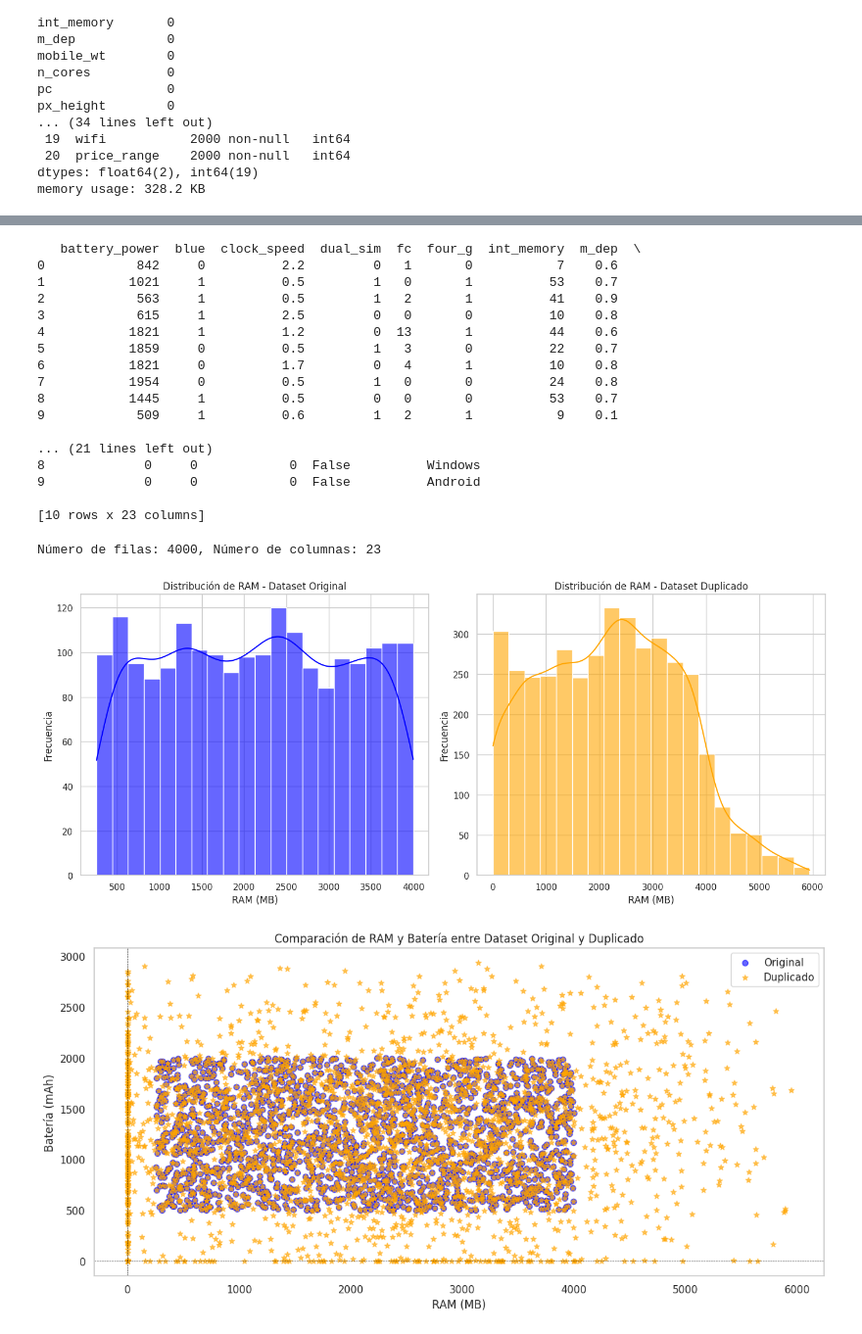
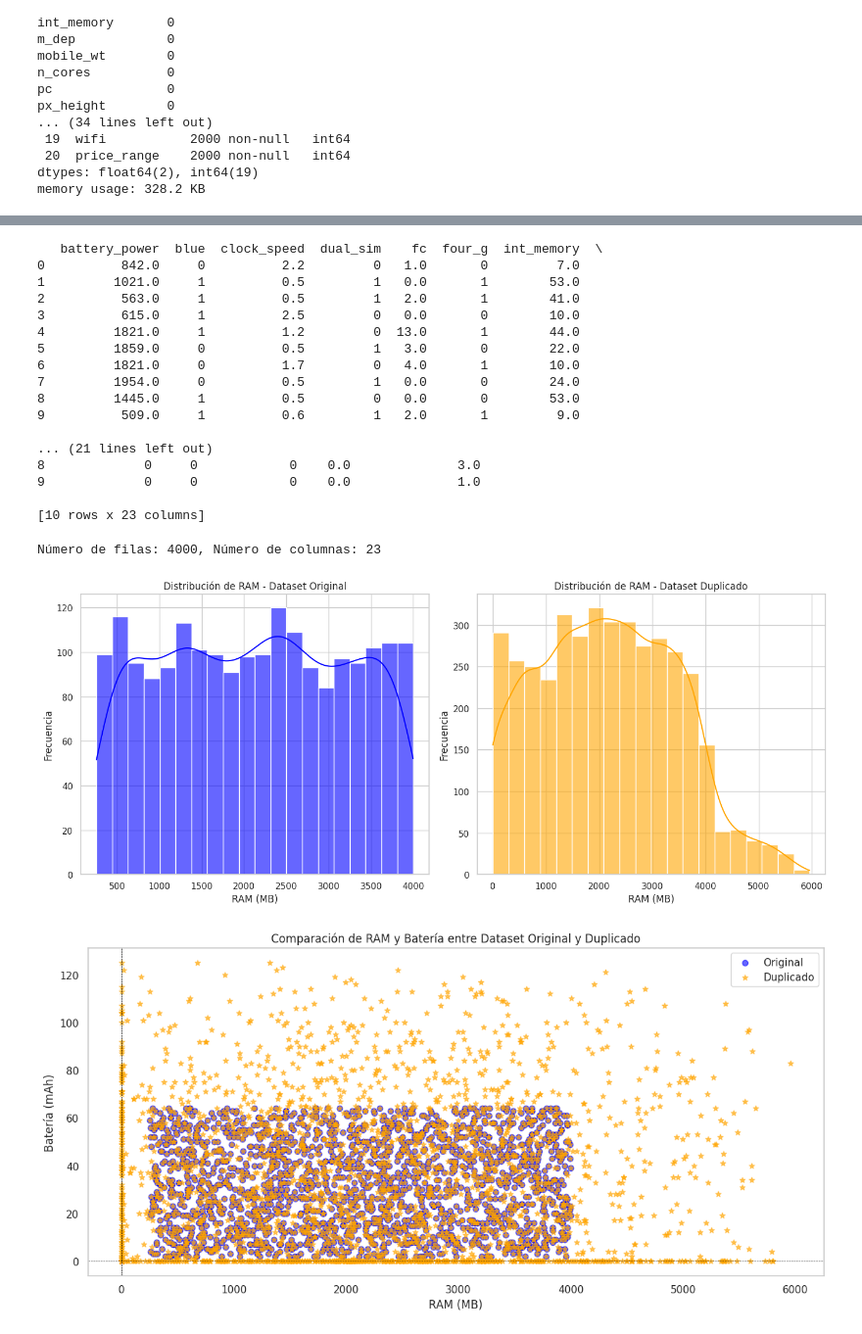
Before and after one commit to Ezequiel-del/Parciales_de_IA_2-2024, a Jupyter notebook: PrimerParcial.ipynb, the cells around one changed output, grey strips where cells are left out. Shown at 98% size. Drawn from its saved outputs; the diff is of its cells as text; code cells hidden in the pictures.

```diff
--- a/PrimerParcial.ipynb
+++ b/PrimerParcial.ipynb
@@ -76,3 +76,12 @@ df.to_csv('train_modified.csv', index=False)
 4             1     0            1  False          Windows
 
 [5 rows x 23 columns]
+# %%
+# Convertir la columna Has5G a enteros (0 o 1)
+df['Has5G'] = df['Has5G'].astype(int)
+
+# Convertir la columna OperatingSystem a números (puedes asignar valores numéricos a cada sistema operativo)
+df['OperatingSystem'] = df['OperatingSystem'].map({'Android': 1, 'iOS': 2, 'Windows': 3})
+
+# Verificar los tipos de datos después de la conversión
+print(df.dtypes)
@@ -130,13 +139,13 @@ print(df_final.head())
 # Función para crear variaciones significativas en los datos
 def variar_significativamente(fila):
     # Cambiar numéricos con una variación más grande
-    fila['battery_power'] = max(0, fila['battery_power'] + np.random.randint(-1000, 1000))  # Batería
-    fila['clock_speed'] = round(np.random.uniform(0.5, 3.0), 2)  # Velocidad del reloj
+    fila['battery_power'] = max(0, fila['battery_power'] + np.random.randint(-5000, 5000))  # Batería
+    fila['clock_speed'] = round(np.random.uniform(0.5, 3.0))  # Velocidad del reloj
     fila['int_memory'] = max(0, fila['int_memory'] + np.random.randint(-64, 64))  # Memoria interna
     fila['ram'] = max(0, fila['ram'] + np.random.randint(-2048, 2048))  # RAM
-    fila['px_height'] = max(0, fila['px_height'] + np.random.randint(-1000, 1000))  # Altura de píxeles
-    fila['px_width'] = max(0, fila['px_width'] + np.random.randint(-1000, 1000))  # Ancho de píxeles
-    fila['mobile_wt'] = max(0, fila['mobile_wt'] + np.random.randint(-50, 50))  # Peso del móvil
+    fila['px_height'] = max(0, fila['px_height'] + np.random.randint(-1000, 1080))  # Altura de píxeles
+    fila['px_width'] = max(0, fila['px_width'] + np.random.randint(-1000, 1200))  # Ancho de píxeles
+    fila['mobile_wt'] = max(0, fila['mobile_wt'] + np.random.randint(-50, 80))  # Peso del móvil
     fila['talk_time'] = max(0, fila['talk_time'] + np.random.randint(-20, 20))  # Tiempo de conversación
 
     # Cambiar características categóricas
@@ -169,21 +178,21 @@ df_final = pd.concat([df, duplicados_df], ignore_index=True)
 # Ver las primeras filas del nuevo dataset con duplicados
 print(df_final.head(10))
 # %% [output]
-   battery_power  blue  clock_speed  dual_sim  fc  four_g  int_memory  m_dep  \
-0            842     0          2.2         0   1       0           7    0.6
-1           1021     1          0.5         1   0       1          53    0.7
-2            563     1          0.5         1   2       1          41    0.9
-3            615     1          2.5         0   0       0          10    0.8
-4           1821     1          1.2         0  13       1          44    0.6
-5           1859     0          0.5         1   3       0          22    0.7
-6           1821     0          1.7         0   4       1          10    0.8
-7           1954     0          0.5         1   0       0          24    0.8
-8           1445     1          0.5         0   0       0          53    0.7
-9            509     1          0.6         1   2       1           9    0.1
+   battery_power  blue  clock_speed  dual_sim    fc  four_g  int_memory  \
+0          842.0     0          2.2         0   1.0       0         7.0
+1         1021.0     1          0.5         1   0.0       1        53.0
+2          563.0     1          0.5         1   2.0       1        41.0
+3          615.0     1          2.5         0   0.0       0        10.0
+4         1821.0     1          1.2         0  13.0       1        44.0
+5         1859.0     0          0.5         1   3.0       0        22.0
+6         1821.0     0          1.7         0   4.0       1        10.0
+7         1954.0     0          0.5         1   0.0       0        24.0
+8         1445.0     1          0.5         0   0.0       0        53.0
+9          509.0     1          0.6         1   2.0       1         9.0
 
 ... (21 lines left out)
-8             0     0            0  False          Windows
-9             0     0            0  False          Android
+8             0     0            0    0.0              3.0
+9             0     0            0    0.0              1.0
 
 [10 rows x 23 columns]
 # %%
@@ -218,36 +227,36 @@ axes[1].set_ylabel('Frecuencia')
 plt.tight_layout()
 plt.show()
 # %% [output]
-[figure, old version]
+[figure, new version]
 # %%
 # Establecer el estilo de los gráficos
 sns.set(style="whitegrid")
 
 # Crear una figura
 plt.figure(figsize=(12, 6))
 
 # Gráfico de dispersión para el dataset original
-plt.scatter(df['ram'], df['battery_power'], color='blue', label='Original', alpha=0.6, marker='o')
+plt.scatter(df['ram'], df['int_memory'], color='blue', label='Original', alpha=0.6, marker='o')
 
 # Gráfico de dispersión para el dataset duplicado
-plt.scatter(df_final['ram'], df_final['battery_power'], color='orange', label='Duplicado', alpha=0.6, marker='*')
+plt.scatter(df_final['ram'], df_final['int_memory'], color='orange', label='Duplicado', alpha=0.6, marker='*')
 
 # Añadir líneas de referencia
 plt.axhline(y=0, color='black', linewidth=0.5, linestyle='--')
 plt.axvline(x=0, color='black', linewidth=0.5, linestyle='--')
 
 # Configurar el título y las etiquetas
 plt.title('Comparación de RAM y Batería entre Dataset Original y Duplicado')
 plt.xlabel('RAM (MB)')
 plt.ylabel('Batería (mAh)')
 plt.legend()
 plt.grid()
 
 # Mostrar el gráfico
 plt.tight_layout()
 plt.show()
 # %% [output]
-[figure, old version]
+[figure, new version]
 # %%
 # Calcular las diferencias
 df_diff = pd.DataFrame({
```
Also changed, not shown: parts of 10 cells of this notebook.
